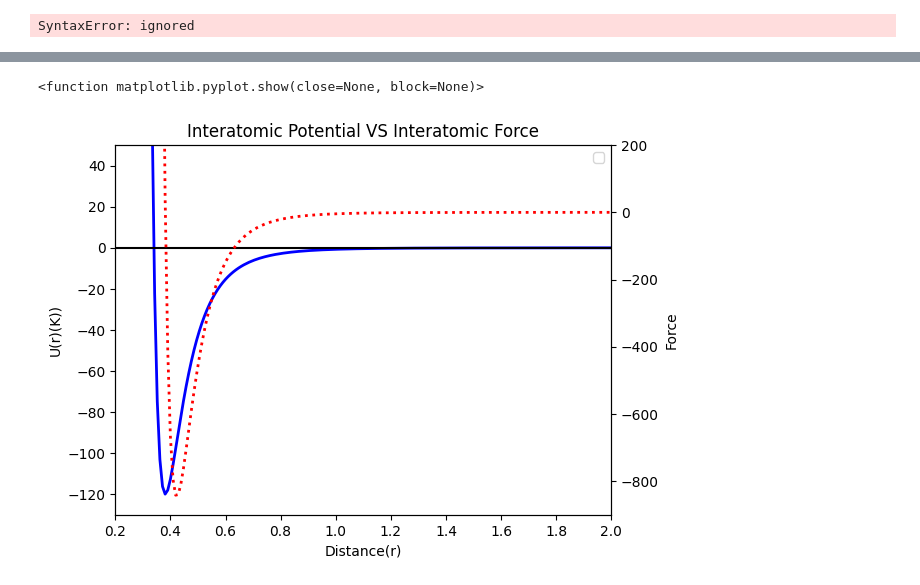
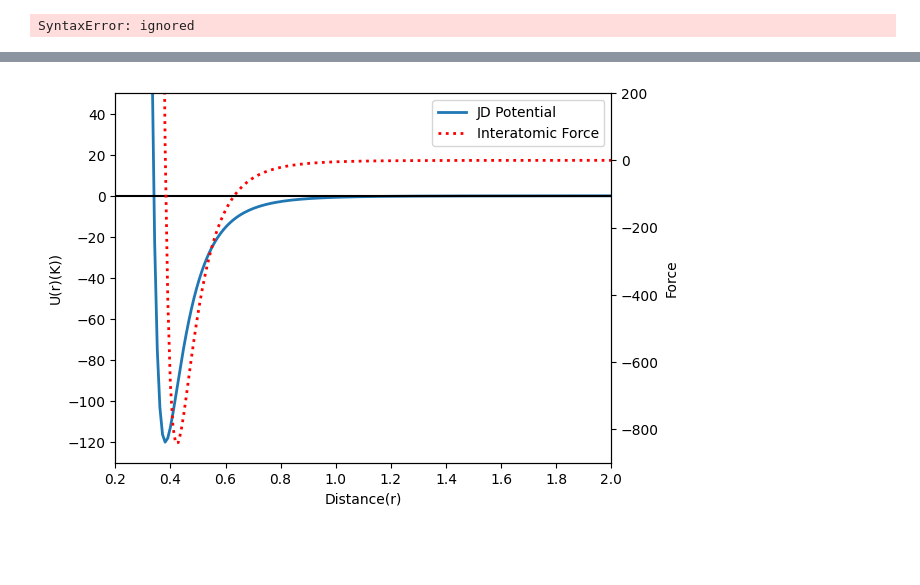
Before and after one commit to huliyao1115/Hello-world, a Jupyter notebook: Untitled16.ipynb, the cells around one changed output, grey strips where cells are left out. Drawn from its saved outputs; the diff is of its cells as text; code cells hidden in the pictures; blank space fills up the shorter version.

```diff
--- a/Untitled16.ipynb
+++ b/Untitled16.ipynb
@@ -43,29 +43,26 @@ F = (12*result_b/r**13)-6*result_a/r**7
 
 
 
-line1 = plt.plot(r,U,lw=2,color='blue',label="LJ Potential")
+line1 = plt.plot(r,U,lw=2,label="JD Potential")
 plt.xlim(0.2,2)
 plt.ylim(-130,50)
 plt.axhline(y=0, color='black')
 plt.xlabel("Distance(r)")
 plt.ylabel("U(r)(K))")
-plt.axvline(x=3, color='orange', linestyle='--')
+
 
 
 plt.twinx( )
-line2= plt.plot(r,F,ls=':',lw=2,color='red')
+line2= plt.plot(r,F,ls=':',lw=2,color='red',label="Interatomic Force")
 plt.xlim(0.2,2)
 plt.ylim(-900,200)
 plt.ylabel("Force")
-plt.title("Interatomic Potential VS Interatomic Force")
 
 # jump through some hoops to get the both line's labels in the same legend:
-handles = [line1, line2]
+
 lines = line1 + line2
-labels= [ ]
+labels = []
 for line in lines:
-  labels.append (line.get_label())
-
-plt.legend ()
-plt.show
+  labels. append (line.get_label ())
+plt. legend (lines, labels)
 # %% [output]
@@ -73,2 +70 @@ WARNING:matplotlib.legend:No artists with labels found to put in legend.  Note t
-<function matplotlib.pyplot.show(close=None, block=None)>
-[figure, old version]
+[figure, new version]
```
Also changed, not shown: parts of 1 cell of this notebook.
